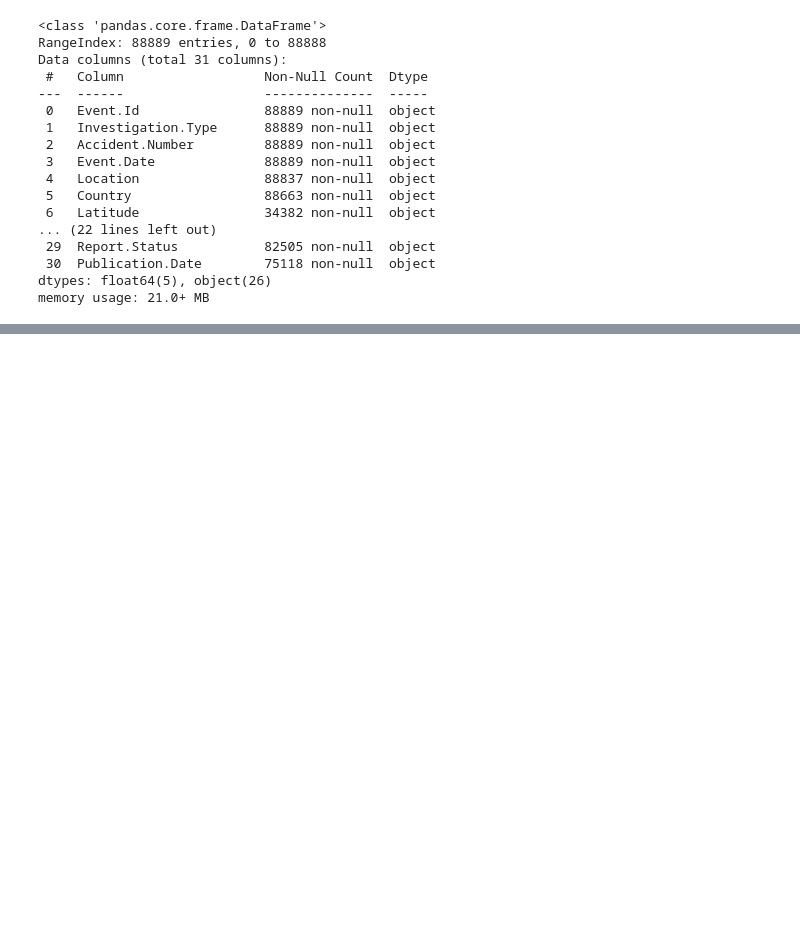
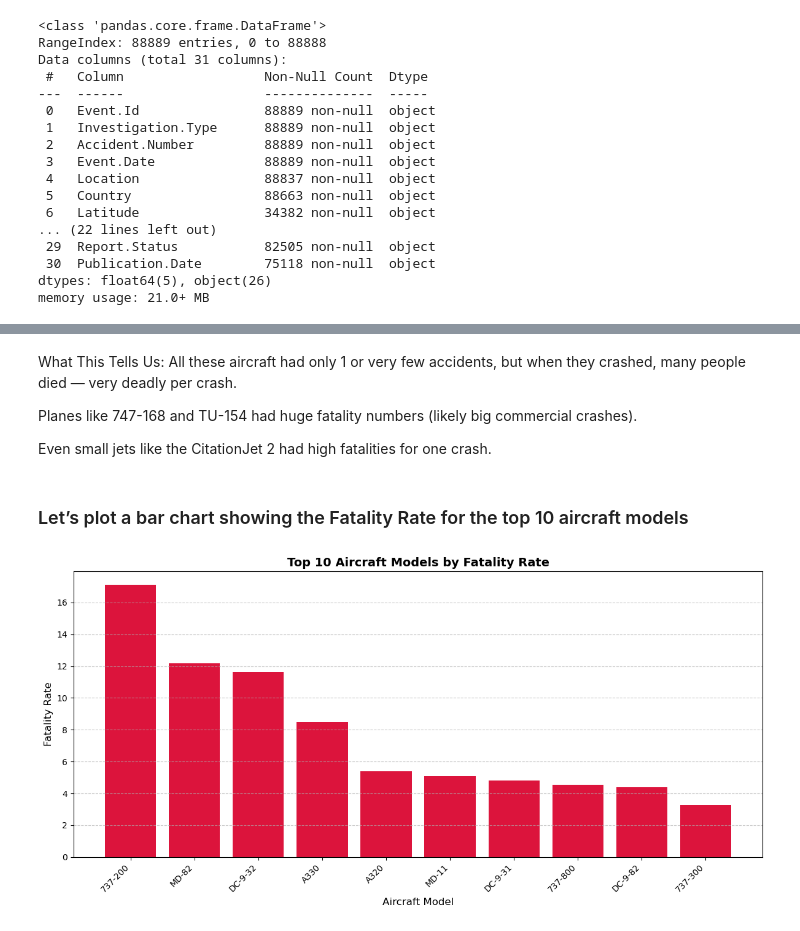
Before and after one commit to TonieMuthee/phase_1_data_science_project, a Jupyter notebook: phase1_project.ipynb, the cells around one changed output, grey strips where cells are left out. Cells and saved outputs as stored; diff of their text form; code cells hidden in the pictures; blank space fills up the shorter version.

Commit message:
Update on data clean up, fatality rate analysis and plots

```diff
--- a/phase1_project.ipynb
+++ b/phase1_project.ipynb
@@ -40,0 +76,11 @@ memory usage: 21.0+ MB
+# %%
+# Fill missing injury numbers with 0
+injury_columns = ['Total.Fatal.Injuries',
+    'Total.Serious.Injuries',
+    'Total.Minor.Injuries',
+    'Total.Uninjured']
+
+df[injury_columns] = df[injury_columns].fillna(0)
+
+# Double check if still any missing
+df[injury_columns].isnull().sum()
@@ -40,0 +233,39 @@ memory usage: 21.0+ MB
+# %% [markdown]
+What This Tells Us:
+All these aircraft had only 1 or very few accidents, but when they crashed, many people died — very deadly per crash.
+
+Planes like 747-168 and TU-154 had huge fatality numbers (likely big commercial crashes).
+
+Even small jets like the CitationJet 2 had high fatalities for one crash.
+# %% [markdown]
+### Let’s plot a bar chart showing the Fatality Rate for the top 10 aircraft models
+# %%
+import matplotlib.pyplot as plt
+
+# 1. Group the data by Model and calculate total accidents and fatalities
+model_summary = df.groupby('Model').agg(
+    Total_Accidents=('Model', 'count'),
+    Total_Fatalities=('Total.Fatal.Injuries', 'sum')
+).reset_index()
+
+# 2. Calculate fatality rate
+model_summary['Fatality_Rate'] = model_summary['Total_Fatalities'] / model_summary['Total_Accidents']
+
+# 3. Filter models with a reasonable number of accidents (e.g., more than 30 accidents)
+filtered_models = model_summary[model_summary['Total_Accidents'] > 30]
+
+# 4. Sort by Fatality Rate (descending to find the most fatal) and select top 10
+top_10_fatal = filtered_models.sort_values('Fatality_Rate', ascending=False).head(10)
+
+# 5. Plot
+plt.figure(figsize=(12, 6))
+plt.bar(top_10_fatal['Model'], top_10_fatal['Fatality_Rate'], color='crimson')
+plt.ylabel('Fatality Rate', fontsize=12)
+plt.xlabel('Aircraft Model', fontsize=12)
+plt.title('Top 10 Aircraft Models by Fatality Rate', fontsize=14, fontweight='bold')
+plt.xticks(rotation=45, ha='right')
+plt.grid(axis='y', linestyle='--', alpha=0.7)
+plt.tight_layout()
+plt.show()
+# %% [output]
+[figure, added]
```
Also changed, not shown: parts of 18 cells of this notebook.
